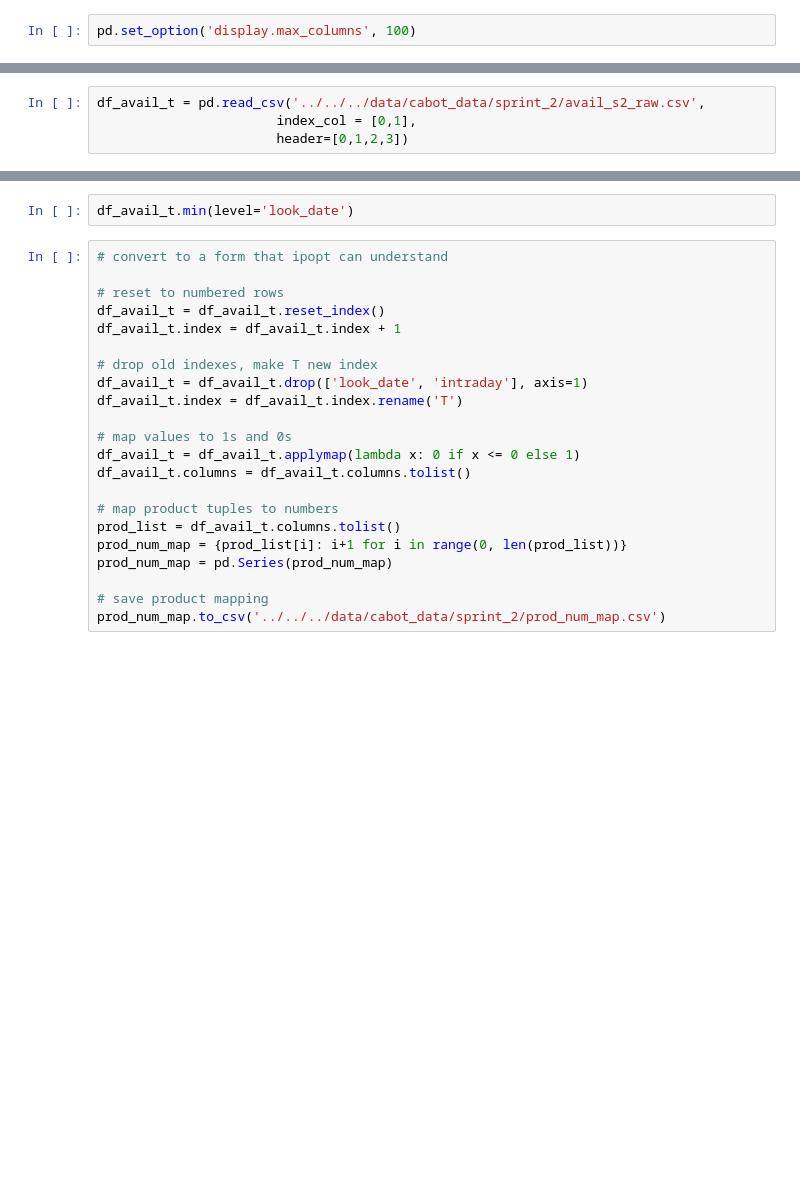
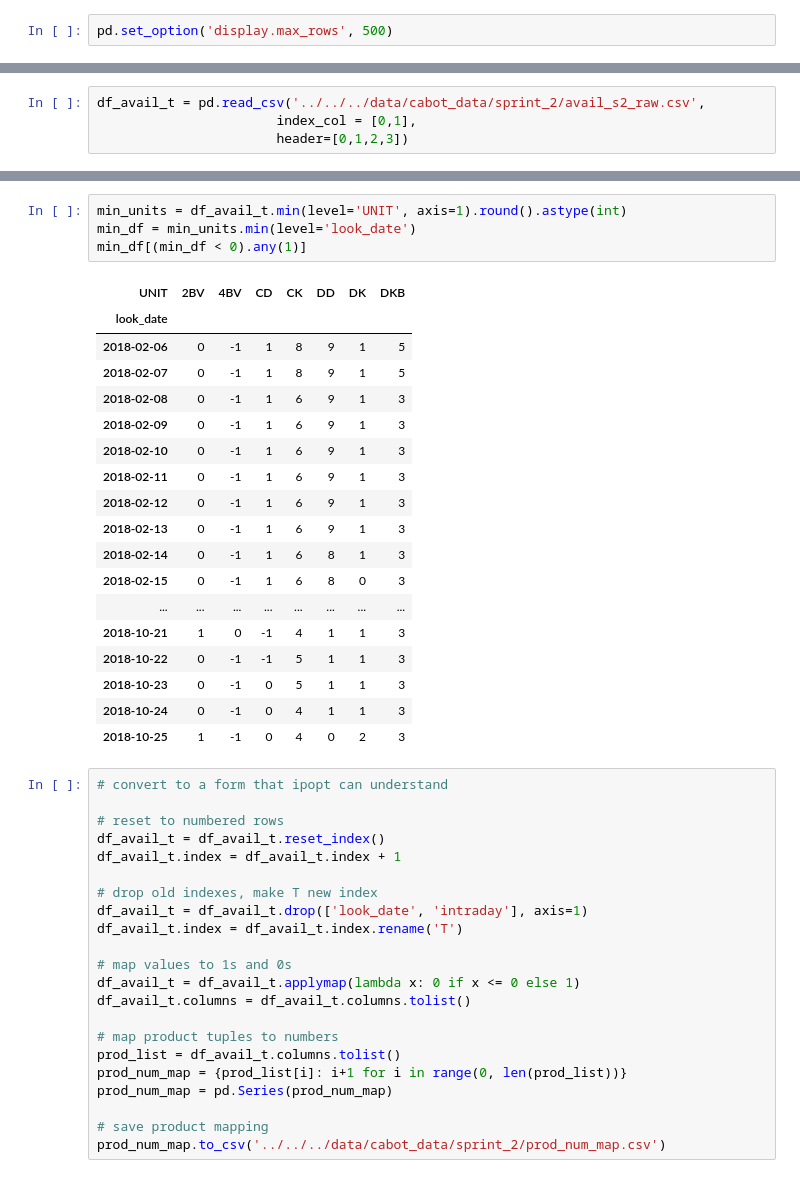
Before and after one commit to johngao2/EM-hotel-demand, a Jupyter notebook: EM_extension/preprocessing/sprint_2/create_availability_sprint2.ipynb, the cells around one changed output, grey strips where cells are left out. Cells and saved outputs as stored; diff of their text form; blank space fills up the shorter version.

```diff
--- a/EM_extension/preprocessing/sprint_2/create_availability_sprint2.ipynb
+++ b/EM_extension/preprocessing/sprint_2/create_availability_sprint2.ipynb
@@ -16,7 +16,7 @@ df_data = df_data.reset_index()
 
 df_caps = pd.read_csv('../../../data/cabot_data/clean_base/capacities.csv', index_col='UNIT')
 # %%
-pd.set_option('display.max_columns', 100)
+pd.set_option('display.max_rows', 500)
 # %%
 # add stay len col to df_data
 df_data['stay_len'] = (df_data['DEPART'] - df_data['ARRIVAL']).dt.days
@@ -142,5 +190,26 @@ df_avail_t[(df_avail_t < 0).any(1)]
-# %%
-df_avail_t.min(level='look_date')
+# %%
+min_units = df_avail_t.min(level='UNIT', axis=1).round().astype(int)
+min_df = min_units.min(level='look_date')
+min_df[(min_df < 0).any(1)]
+# %% [output]
+| UNIT | 2BV | 4BV | CD | CK | DD | DK | DKB |
+| look_date |  |  |  |  |  |  |  |
+| 2018-02-06 | 0 | -1 | 1 | 8 | 9 | 1 | 5 |
+| 2018-02-07 | 0 | -1 | 1 | 8 | 9 | 1 | 5 |
+| 2018-02-08 | 0 | -1 | 1 | 6 | 9 | 1 | 3 |
+| 2018-02-09 | 0 | -1 | 1 | 6 | 9 | 1 | 3 |
+| 2018-02-10 | 0 | -1 | 1 | 6 | 9 | 1 | 3 |
+| 2018-02-11 | 0 | -1 | 1 | 6 | 9 | 1 | 3 |
+| 2018-02-12 | 0 | -1 | 1 | 6 | 9 | 1 | 3 |
+| 2018-02-13 | 0 | -1 | 1 | 6 | 9 | 1 | 3 |
+| 2018-02-14 | 0 | -1 | 1 | 6 | 8 | 1 | 3 |
+| 2018-02-15 | 0 | -1 | 1 | 6 | 8 | 0 | 3 |
+| ... | ... | ... | ... | ... | ... | ... | ... |
+| 2018-10-21 | 1 | 0 | -1 | 4 | 1 | 1 | 3 |
+| 2018-10-22 | 0 | -1 | -1 | 5 | 1 | 1 | 3 |
+| 2018-10-23 | 0 | -1 | 0 | 5 | 1 | 1 | 3 |
+| 2018-10-24 | 0 | -1 | 0 | 4 | 1 | 1 | 3 |
+| 2018-10-25 | 1 | -1 | 0 | 4 | 0 | 2 | 3 |
 # %%
 # convert to a form that ipopt can understand
 
```
Also changed, not shown: parts of 3 cells of this notebook.
